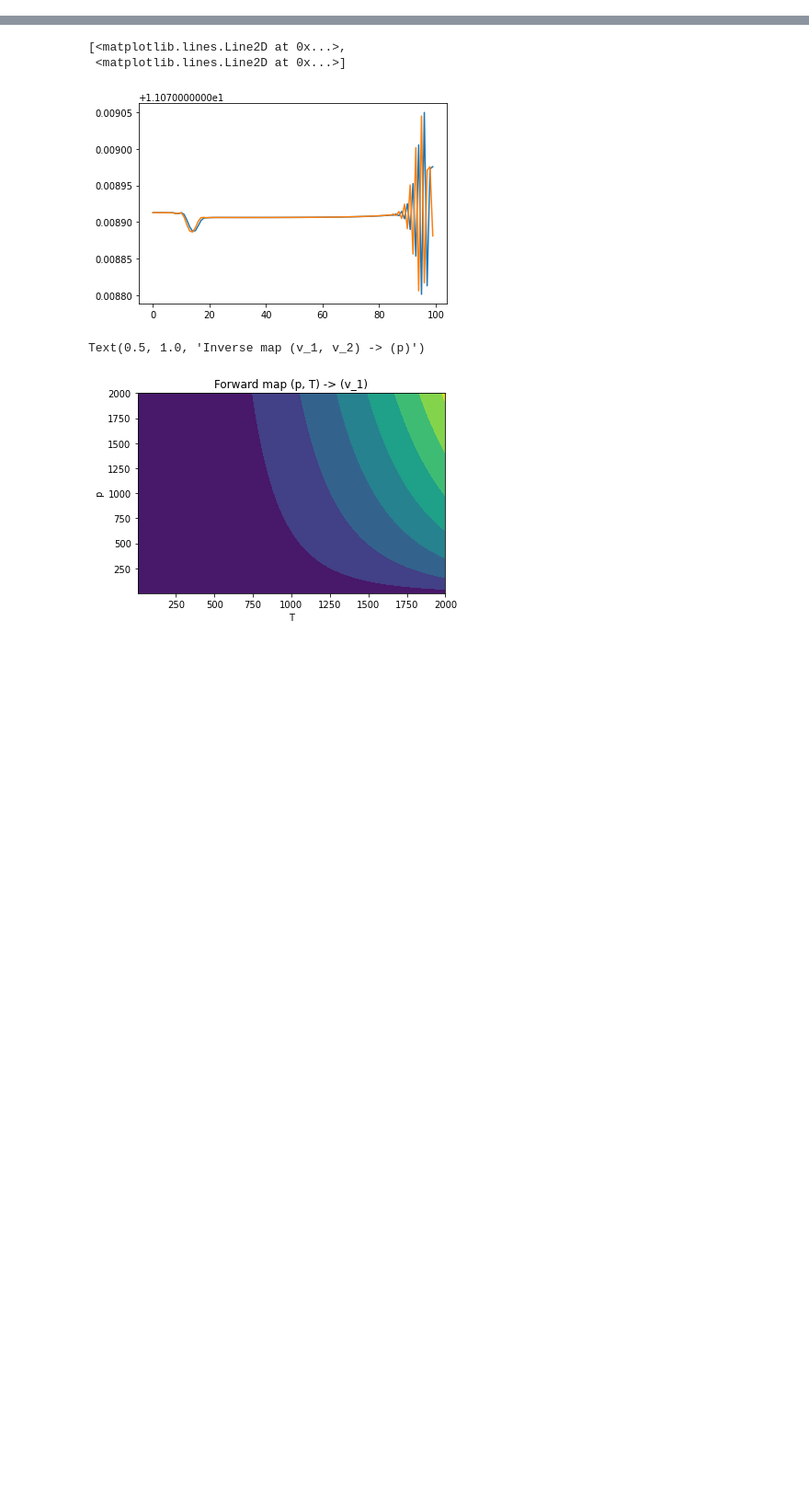
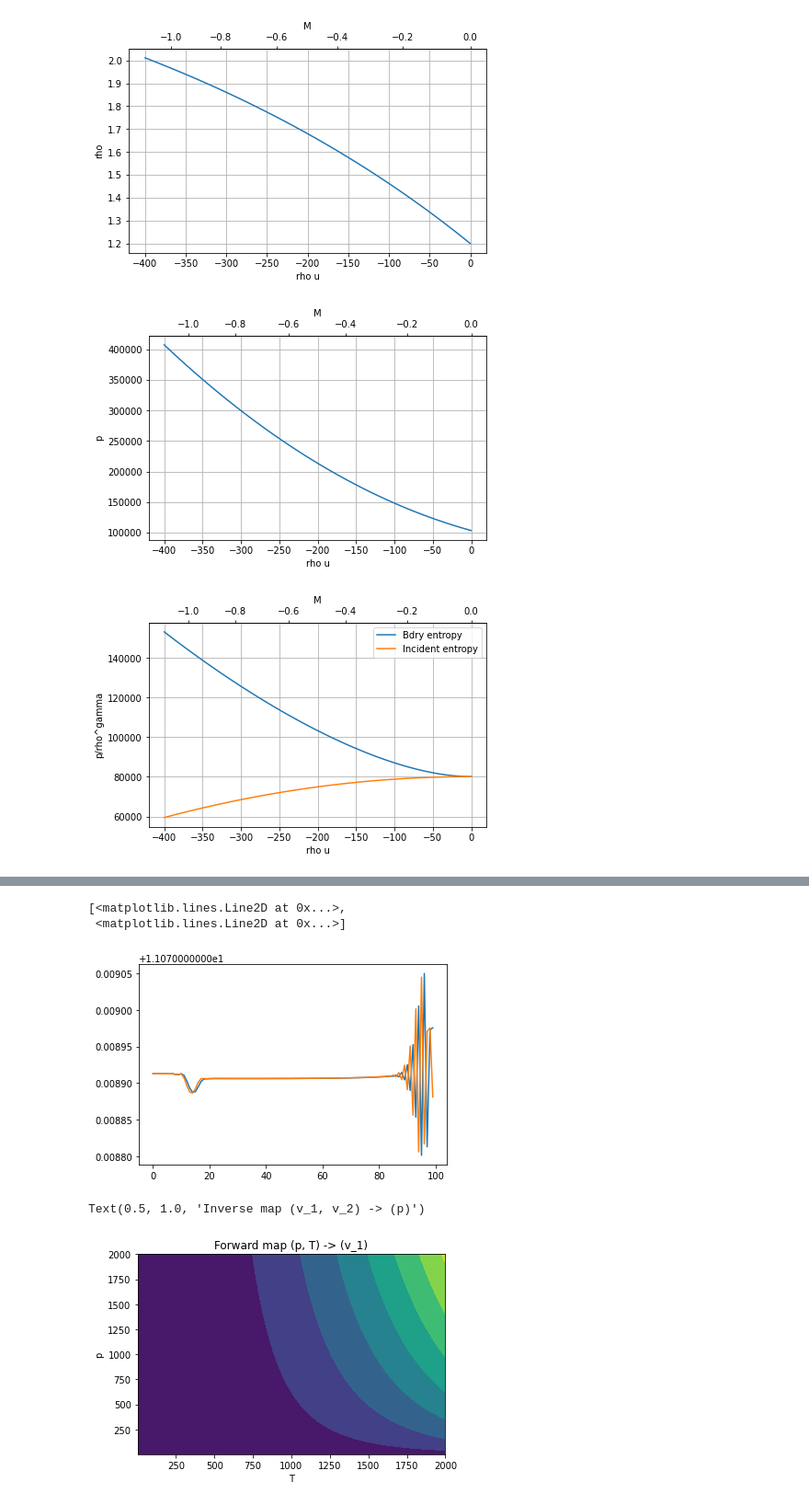
Before and after one commit to fredriclam/quail_volcano, a Jupyter notebook: scenarios/verification_acoustic/verification_acoustic.ipynb, the cells around one changed output, grey strips where cells are left out. Shown at 92% size. Saved outputs shown, nothing was run; the diff lists cells and outputs as text; code cells hidden in the pictures; blank space fills up the shorter version.

```diff
--- a/scenarios/verification_acoustic/verification_acoustic.ipynb
+++ b/scenarios/verification_acoustic/verification_acoustic.ipynb
@@ -76,0 +183,13 @@ os.chdir(target_dir)
+# %%
+x, rho = mdtools.downsample(solver, "pDensityA")
+_, u = mdtools.downsample(solver, "XVelocity")
+_, v = mdtools.downsample(solver, "YVelocity")
+
+plt.figure(3)
+plt.clf()
+clims = (-10, 10)
+mdtools.plot_mean(x, rho - 36, clims)
+sm = plt.cm.ScalarMappable(
+  norm=matplotlib.colors.Normalize(vmin=clims[0], vmax=clims[1]),
+  cmap=plt.get_cmap())
+cb = plt.colorbar(sm, label="rho - 36")
@@ -76,0 +354,58 @@ os.chdir(target_dir)
+# %%
+''' Plot for RH-based boundary value '''
+# Set incident data
+q = np.array([1.2, 1.2*1, 1.2*718*300])
+
+xmom = np.linspace(-400,0,100)
+X = np.array([bdry_state(q[0], rhou , q[2])[0] for rhou in xmom])
+p = np.array([bdry_state(q[0], rhou , q[2])[1][2] for rhou in xmom])
+rho = X[:,0]
+
+fig, ax = plt.subplots(constrained_layout=True)
+ax.plot(xmom, rho)
+# ax.plot(xmom, q[0]**2/rho)
+ax.set_xlabel("rho u")
+secax = ax.secondary_xaxis('top', functions=(
+  lambda rhou: mach(q[0], rhou, q[2]),
+  lambda M: rhou(q[0], M, q[2])))
+secax.set_xlabel("M")
+ax.set_ylabel("rho")
+ax.grid("minor")
+
+
+fig, ax = plt.subplots(constrained_layout=True)
+ax.plot(xmom, p)
+# ax.plot(xmom, ((gamma - 1) * (q[2] - 0.5 * q[1]**2/q[0]))**2/p)
+ax.set_xlabel("rho u")
+secax = ax.secondary_xaxis('top', functions=(
+  lambda rhou: mach(q[0], rhou, q[2]),
+  lambda M: rhou(q[0], M, q[2])))
+secax.set_xlabel("M")
+ax.set_ylabel("p")
+ax.grid("minor")
+
+fig, ax = plt.subplots(constrained_layout=True)
+ax.plot(xmom, p/rho**gamma)
+ax.set_xlabel("rho u")
+secax = ax.secondary_xaxis('top', functions=(
+  lambda rhou: mach(q[0], rhou, q[2]),
+  lambda M: rhou(q[0], M, q[2])))
+secax.set_xlabel("M")
+ax.set_ylabel("p/rho^gamma")
+ax.grid("minor")
+ax.plot(xmom, entropy(q[0], xmom, q[2]))
+ax.legend(["Bdry entropy", "Incident entropy"])
+
+fig, ax = plt.subplots(constrained_layout=True)
+ax.plot(xmom, p/rho**gamma - entropy(q[0], xmom, q[2]))
+ax.set_xlabel("rho u")
+secax = ax.secondary_xaxis('top', functions=(
+  lambda rhou: mach(q[0], rhou, q[2]),
+  lambda M: rhou(q[0], M, q[2])))
+secax.set_xlabel("M")
+ax.set_ylabel("Delta p/rho^gamma")
+ax.grid("minor")
+# %% [output]
+[figure, added]
+[figure, added]
+[figure, added]
```
Also changed, not shown: parts of 41 cells of this notebook, 3 other files.
